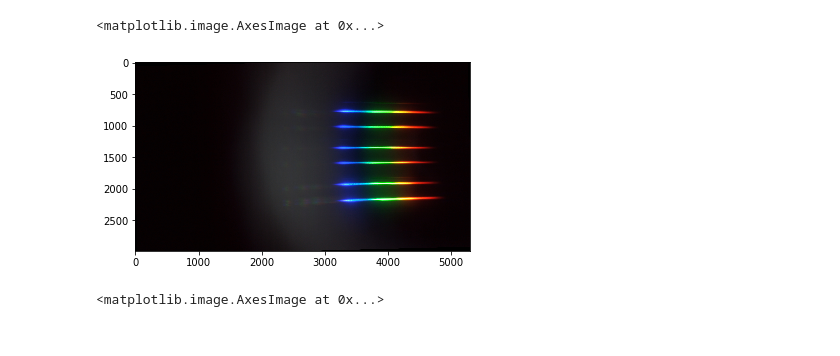
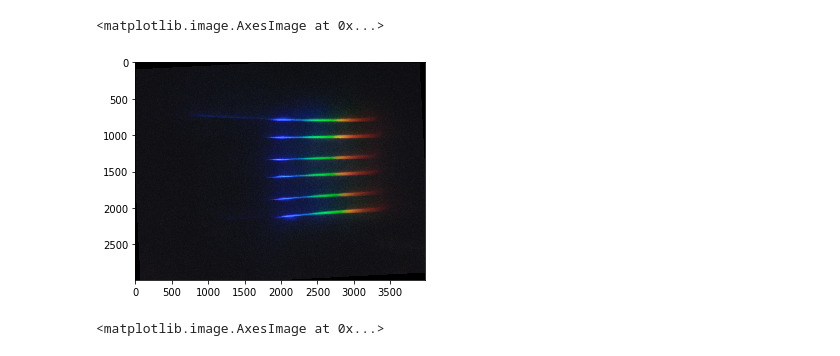
Before and after one commit to dplys2/xulipho, a Jupyter notebook: Untitled.ipynb, the cells around one changed output. Saved outputs shown, nothing was run; the diff lists cells and outputs as text; code cells hidden in the pictures.

```diff
--- a/Untitled.ipynb
+++ b/Untitled.ipynb
@@ -1,18 +1,18 @@
 # %%
 import matplotlib.pyplot as plt
 import matplotlib.image as mpimg
 import numpy as np
 import pandas as pd
 from skimage import measure
 from skimage.transform import rotate
 
-fname = 'D:\DataE\\20190622\mau1_base1.jpg'
+fname = 'D:\DataE\\20190709\\2.jpg'
 img1 = mpimg.imread(fname)
-xoay1=rotate(img1, 181.5)
+xoay1=rotate(img1, 183)
 plt.imshow(xoay1)
 # %% [output]
 <matplotlib.image.AxesImage at 0x...>
-[figure, old version]
+[figure, new version]
 # %%
 img2 = mpimg.imread(fname)
 xoay2=rotate(img2, 181.75)
```
Also changed, not shown: 1 other file.
